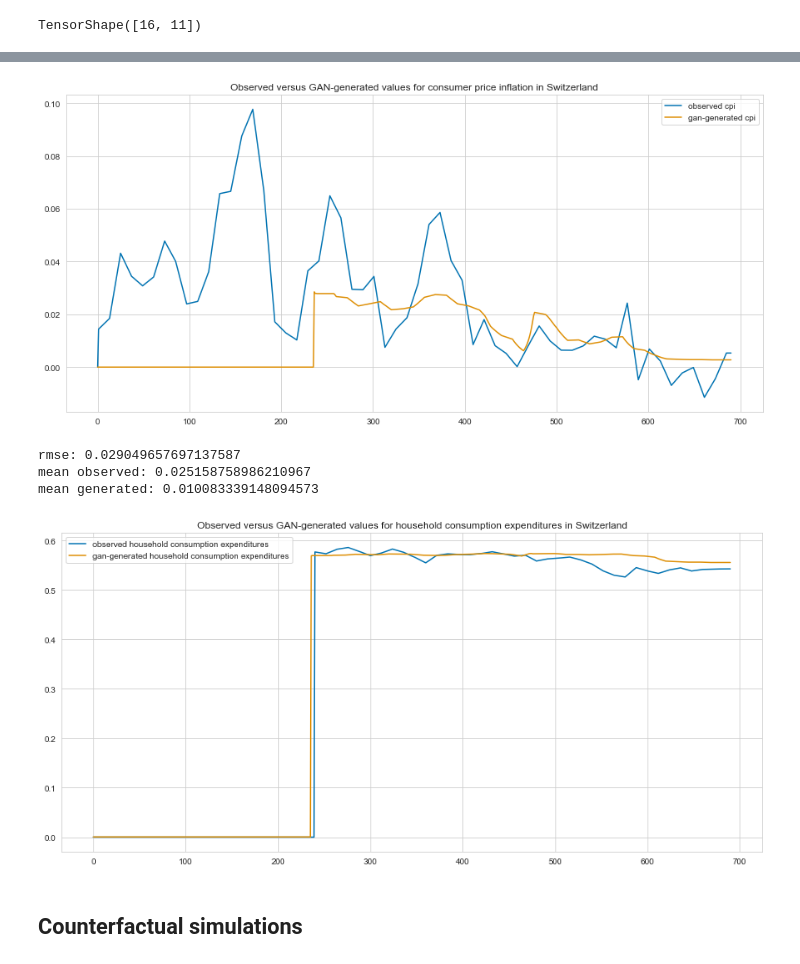
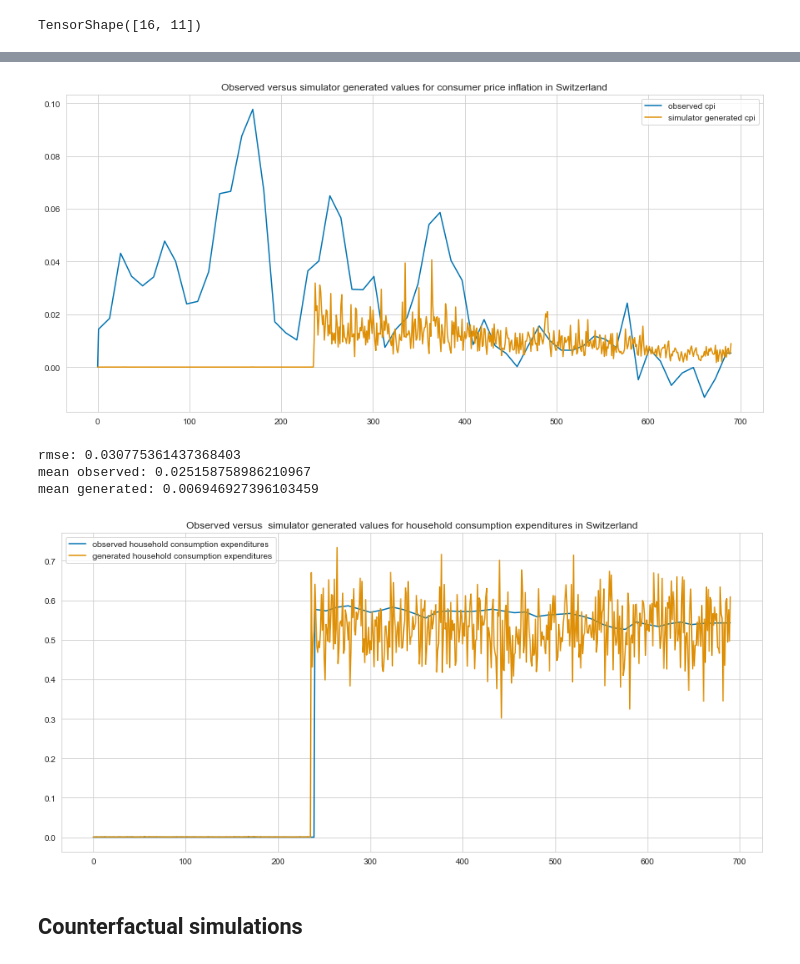
Before and after one commit to denominations-io/macroeconomics, a Jupyter notebook: timeseries_transformer.ipynb, the cells around one changed output, grey strips where cells are left out. Drawn from its saved outputs; the diff is of its cells as text; code cells hidden in the pictures.

Commit message:
clean up model code

```diff
--- a/timeseries_transformer.ipynb
+++ b/timeseries_transformer.ipynb
@@ -522,5 +521,5 @@ TensorShape([16, 11])
 # %%
-def build_generator(params, model_name='generator'):
+def build_simulator(params, model_name='simulator'):
     src = tf.keras.Input(shape=(params['num_variables'], 1), name='src_input')
     hist = tf.keras.Input(shape=(params['num_variables'], params['num_timesteps']), name='hist_input')
     tar = tf.keras.Input(shape=(params['num_variables'], 1), name='tar_input')
@@ -529,13 +528,13 @@ def build_generator(params, model_name='generator'):
                                         d_model=params['d_model'], dff=params['dff'],
                                         num_variables=params['num_variables'],
                                         num_timesteps=params['num_timesteps'], batch_size=params['batch_size'])
-    generated = transformer(src, hist=hist, tar=tar)
+    generated = transformer(src, hist=hist, tar=tar, training=True)
     generated = tf.keras.layers.Reshape((params['num_variables'], 1))(generated)
     generator = tf.keras.Model(inputs=[src, hist, tar], outputs=generated, name=model_name)
     generator.summary()
 
     return generator
 # %%
-generator = build_generator(params, model_name='generator')
-generator.compile('adam', loss='mean_absolute_error', metrics=['mse'])
+simulator = build_simulator(params)
+simulator.compile('adam', loss='mean_absolute_error', metrics=['mse'])
 # %% [output]
@@ -558,7 +557,7 @@ Trainable params: 3,327,755
 Non-trainable params: 0
 __________________________________________________________________________________________________
 # %%
-generator.fit([src_input, src_history_input, tar_input], tar_input, batch_size=params['batch_size'],
-              epochs=params['num_epochs'])
+simulator.fit([src_input, src_history_input, tar_input], tar_input, batch_size=params['batch_size'],
+               epochs=params['num_epochs'], callbacks=[es, lr, tb])
 # %% [output]
 Train on 691 samples
@@ -593,9 +596,9 @@ pd.DataFrame(generator_target).describe()
 | 75% | 0.0000 | 0.0512 | 0.3227 | 0.5708 | 0.5421 | 0.4743 | 0.2693 | 0.9718 | 1.3246 | 1.0000 | 0.0380 |
 | max | 0.0129 | 0.0783 | 0.3587 | 0.5859 | 0.7470 | 0.6148 | 0.3272 | 1.3180 | 1.9000 | 1.0000 | 0.0977 |
 # %%
-gen_preds = generator.predict([src_input, src_history_input, tar_input])
-generator_predictions = map(lambda v: v.flatten(), gen_preds)
-gen_df = pd.DataFrame(generator_predictions)
+gen_preds = simulator.predict([src_input, src_history_input, tar_input])
+generated_predictions = map(lambda v: v.flatten(), gen_preds)
+gen_df = pd.DataFrame(generated_predictions)
 gen_df.describe()
 # %% [output]
 |  | 0 | 1 | 2 | 3 | 4 | 5 | 6 | 7 | 8 | 9 | 10 |
@@ -613,30 +616,30 @@ gan_cpi = sim_df[['label']][0:n].values
 # %%
 plt.figure(figsize=(15,7))
 plt.plot(gan_cpi, label='observed cpi')
-plt.plot(generated_cpi, label='gan-generated cpi')
+plt.plot(generated_cpi, label='simulator generated cpi')
 plt.legend()
-plt.title('Observed versus GAN-generated values for consumer price inflation in %s' % country)
+plt.title('Observed versus simulator generated values for consumer price inflation in %s' % country)
 plt.show()
 # %% [output]
-[figure, old version]
+[figure, new version]
 # %%
-print('rmse: %s\nmean observed: %s\nmean generated: %s' % (np.sqrt(mean_squared_error(test_gan_cpi, test_generated_cpi)),
-                                                           np.mean(test_gan_cpi), np.mean(test_generated_cpi)))
+print('rmse: %s\nmean observed: %s\nmean generated: %s' % (np.sqrt(mean_squared_error(gan_cpi, generated_cpi)),
+                                                           np.mean(gan_cpi), np.mean(generated_cpi)))
 # %% [output]
-rmse: 0.029049657697137587
+rmse: 0.030775361437368403
 mean observed: 0.025158758986210967
-mean generated: 0.010083339148094573
+mean generated: 0.006946927396103459
 # %%
 generated_hhcons = gen_df[3].values
 gan_hhcons = sim_df[['household consumption expenditure']][0:n].values
 # %%
 plt.figure(figsize=(15,7))
 plt.plot(gan_hhcons, label='observed household consumption expenditures')
-plt.plot(generated_hhcons, label='gan-generated household consumption expenditures')
+plt.plot(generated_hhcons, label='generated household consumption expenditures')
 plt.legend()
-plt.title('Observed versus GAN-generated values for household consumption expenditures in %s' % country)
+plt.title('Observed versus  simulator generated values for household consumption expenditures in %s' % country)
 plt.show()
 # %% [output]
-[figure, old version]
+[figure, new version]
 # %% [markdown]
 ## Counterfactual simulations
```
Also changed, not shown: parts of 23 cells of this notebook, 3 other files.
